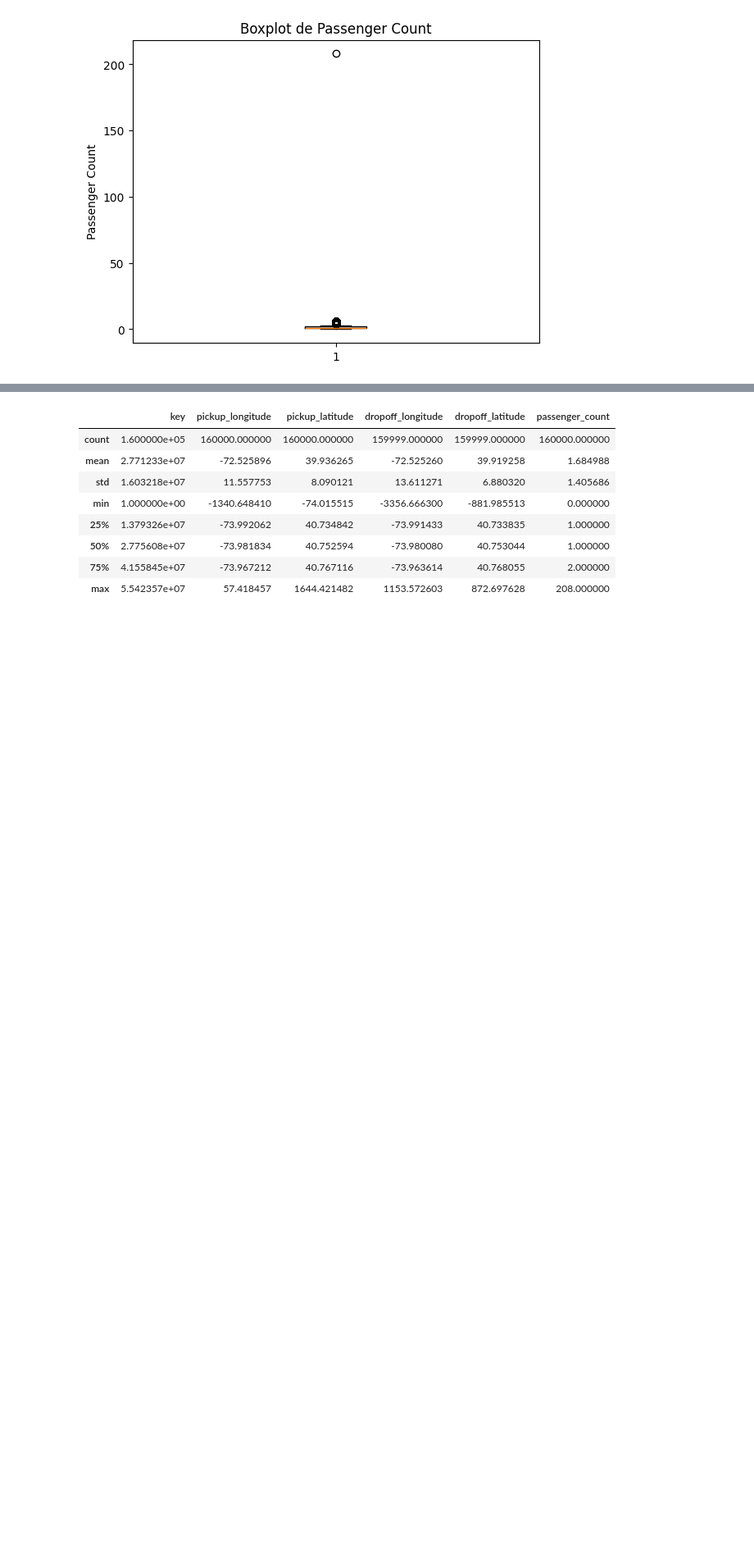
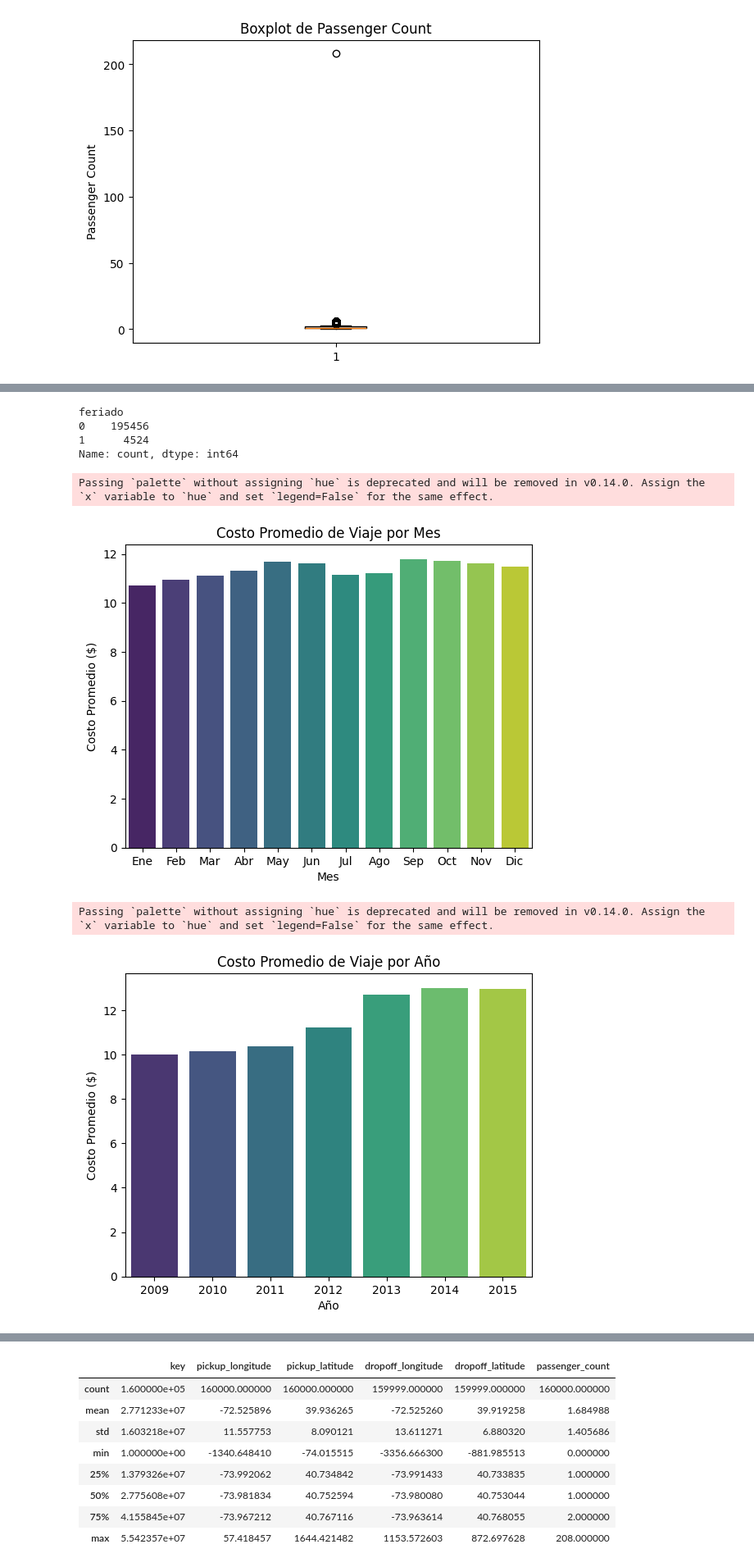
Before and after one commit to valenrosito/AA1-TUIA-2025C1---Rosito-Caballero-Balverdi, a Jupyter notebook: TP-Regresion-AA1-2025C1.ipynb, the cells around one changed output, grey strips where cells are left out. Shown at 82% size. Drawn from its saved outputs; the diff is of its cells as text; code cells hidden in the pictures; blank space fills up the shorter version.

```diff
--- a/TP-Regresion-AA1-2025C1.ipynb
+++ b/TP-Regresion-AA1-2025C1.ipynb
@@ -142,0 +204,43 @@ Name: pickup_datetime, dtype: object
+# %%
+
+# Crear un objeto con los feriados en EE.UU.
+us_holidays = holidays.US()
+
+'''
+Agregamos una columna con los dias feriados en EE.UU.
+- 0 = No es feriado
+- 1 = Es feriado
+'''
+df_copy['feriado'] = df_copy['pickup_datetime'].dt.date.apply(lambda x: 1 if x in us_holidays else 0)
+df_copy['feriado'].value_counts()
+# %% [output]
+feriado
+0    195456
+1      4524
+Name: count, dtype: int64
+# %%
+# Calculamos el costo promedio de viaje por mes
+promedio_por_mes = df_copy.groupby('month')['fare_amount'].mean().reset_index()
+promedio_por_mes.columns = ['Mes', 'Costo Promedio']
+
+sns.barplot(data=promedio_por_mes, x='Mes', y='Costo Promedio', palette='viridis')
+plt.title('Costo Promedio de Viaje por Mes')
+plt.xlabel('Mes')
+plt.ylabel('Costo Promedio ($)')
+plt.xticks(range(0, 12), ['Ene', 'Feb', 'Mar', 'Abr', 'May', 'Jun', 'Jul', 'Ago', 'Sep', 'Oct', 'Nov', 'Dic'])
+plt.show()
+
+# Calculamos el costo promedio de viaje por año
+promedio_por_anio = df_copy.groupby('year')['fare_amount'].mean().reset_index()
+promedio_por_anio.columns = ['Año', 'Costo Promedio']
+
+sns.barplot(data=promedio_por_anio, x='Año', y='Costo Promedio', palette='viridis')
+plt.title('Costo Promedio de Viaje por Año')
+plt.xlabel('Año')
+plt.ylabel('Costo Promedio ($)')
+plt.show()
+# %% [output]
+Passing `palette` without assigning `hue` is deprecated and will be removed in v0.14.0. Assign the `x` variable to `hue` and set `legend=False` for the same effect.
+[figure, added]
+Passing `palette` without assigning `hue` is deprecated and will be removed in v0.14.0. Assign the `x` variable to `hue` and set `legend=False` for the same effect.
+[figure, added]
```
Also changed, not shown: parts of 18 cells of this notebook.
